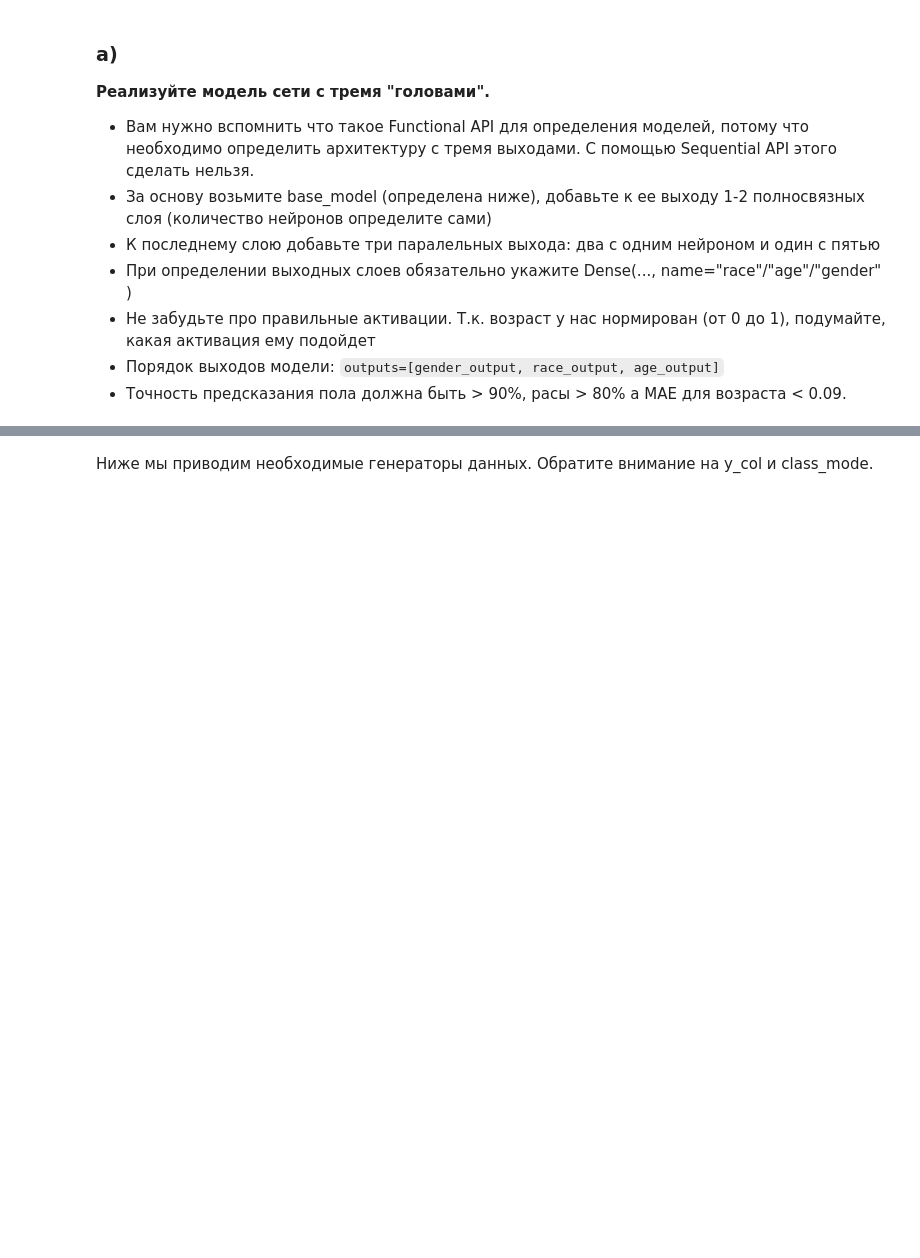
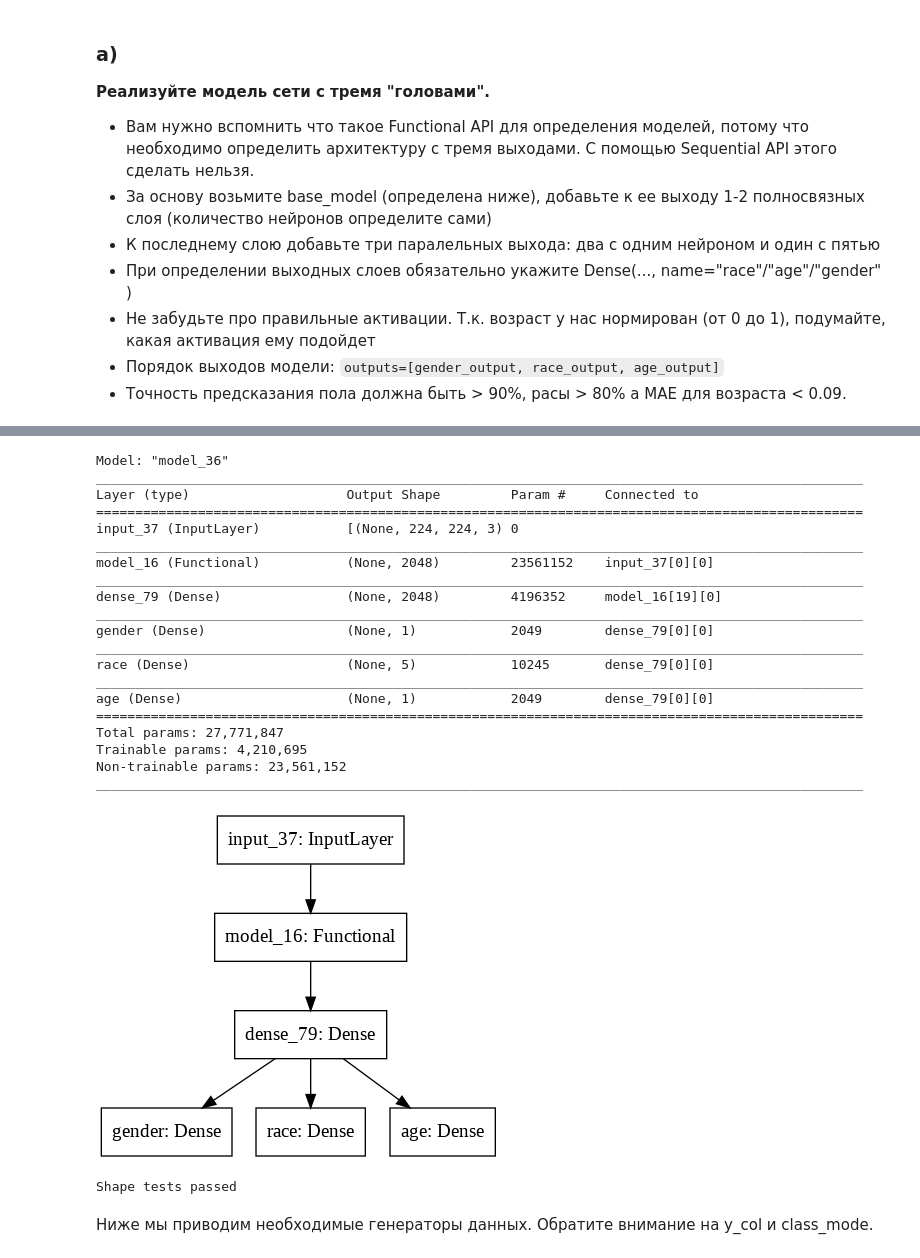
Before and after one commit to TomasHogger/python, a Jupyter notebook: ml/homework_5.ipynb, the cells around one changed output, grey strips where cells are left out. Cells and saved outputs as stored; diff of their text form; code cells hidden in the pictures; blank space fills up the shorter version.

```diff
--- a/ml/homework_5.ipynb
+++ b/ml/homework_5.ipynb
@@ -534,24 +965,47 @@ WARNING:tensorflow:No training configuration found in save file: the model was *
 # %%
-from tensorflow.keras.layers import Input
+from tensorflow.keras.layers import Input, Dense
 from tensorflow.keras.utils import plot_model
 
 
 input_layer = Input(shape=(IMAGE_SIZE, IMAGE_SIZE, 3))
 
 # < YOUR CODE STARTS HERE >
 # переменная model должна содержать модель для дальнейшего обучения
 
+x = base_model(input_layer)
+x = Dense(2048, activation='relu')(x)
 
+dense1 = Dense(1, activation='sigmoid', name='gender')(x)
+dense2 = Dense(5, activation='softmax', name='race')(x)
+dense3 = Dense(1, activation='sigmoid', name='age')(x)
 
-
-
-
-
-
+model = tf.keras.Model(inputs=[input_layer], outputs=[dense1, dense2, dense3])
 
 # < YOUR CODE ENDS HERE >
 model.summary()
 plot_model(model)
+# %% [output]
+Model: "model_36"
+__________________________________________________________________________________________________
+Layer (type)                    Output Shape         Param #     Connected to
+==================================================================================================
+input_37 (InputLayer)           [(None, 224, 224, 3) 0
+__________________________________________________________________________________________________
+model_16 (Functional)           (None, 2048)         23561152    input_37[0][0]
+__________________________________________________________________________________________________
+dense_79 (Dense)                (None, 2048)         4196352     model_16[19][0]
+__________________________________________________________________________________________________
+gender (Dense)                  (None, 1)            2049        dense_79[0][0]
+__________________________________________________________________________________________________
+race (Dense)                    (None, 5)            10245       dense_79[0][0]
+__________________________________________________________________________________________________
+age (Dense)                     (None, 1)            2049        dense_79[0][0]
+==================================================================================================
+Total params: 27,771,847
+Trainable params: 4,210,695
+Non-trainable params: 23,561,152
+__________________________________________________________________________________________________
+[figure, added]
 # %%
 prediction = model(np.zeros((6, IMAGE_SIZE, IMAGE_SIZE, 3), dtype=np.float32))
 assert len(prediction) == 3, "Модель должна возвращать три тензора"
@@ -559,6 +1013,8 @@ assert prediction[0].shape == (6, 1), f"Неправильный размер в
 assert prediction[1].shape == (6, 5), f"Неправильный размер выхода race: {prediction[1].shape}"
 assert prediction[2].shape == (6, 1), f"Неправильный размер выхода age: {prediction[2].shape}"
 print("Shape tests passed")
+# %% [output]
+Shape tests passed
 # %% [markdown]
 Ниже мы приводим необходимые генераторы данных. Обратите внимание на y_col и class_mode.
 # %%
```
Also changed, not shown: parts of 38 cells of this notebook.
